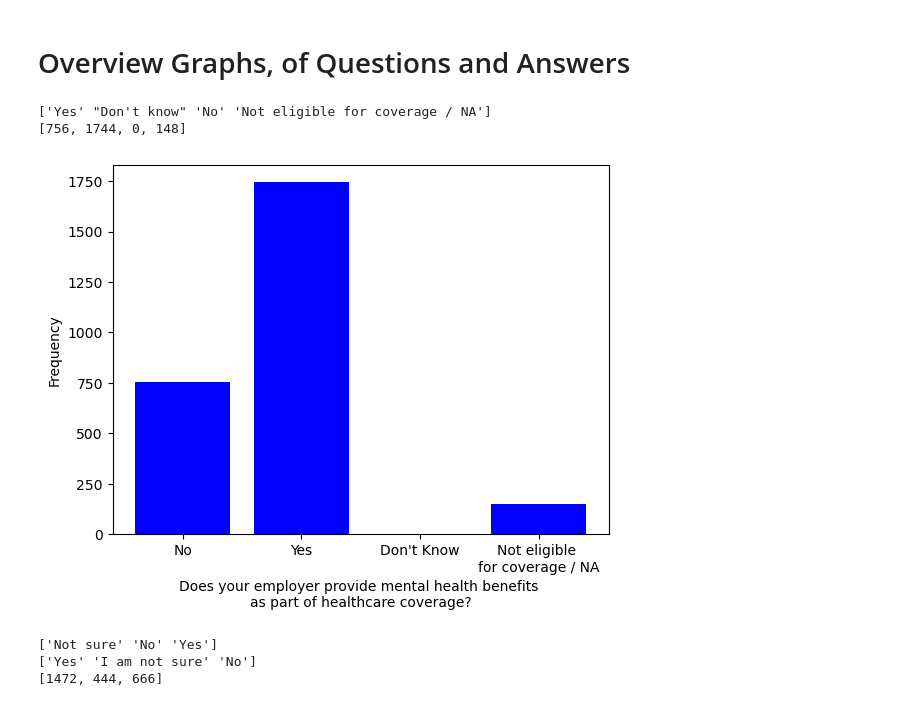
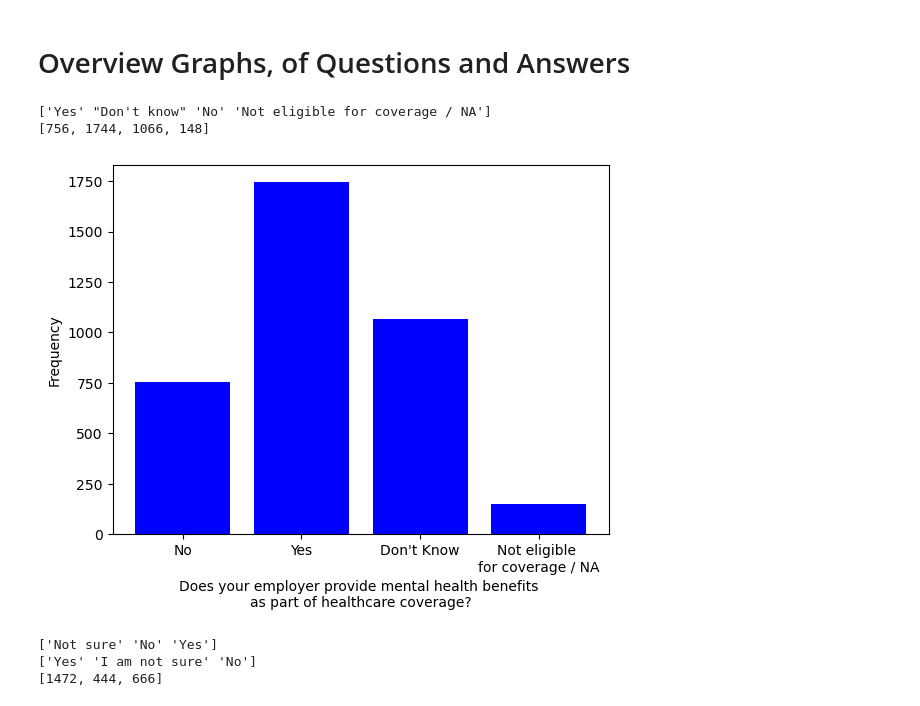
Before and after one commit to Itsamesamir/COMP0031, a Jupyter notebook: mentalHealth/Sachi - Company Actions/Sachi.ipynb, the cells around one changed output. Saved outputs shown, nothing was run; the diff lists cells and outputs as text; code cells hidden in the pictures.

Commit message:
more complex graphs

```diff
--- a/mentalHealth/Sachi - Company Actions/Sachi.ipynb
+++ b/mentalHealth/Sachi - Company Actions/Sachi.ipynb
@@ -21,26 +21,26 @@ unique_questions = data['questiontext'].unique()
 # %%
 # Graph for Overview of Company's Actions: Overall
 
 # data frame for 10 :  Does your employer provide mental health benefits as part of healthcare coverage?
 actions_q10 = data[data['QuestionID'] == 10]
 x_values_q10_ = actions_q10[actions_q10['AnswerText'] != '-1']['AnswerText']
 print(x_values_q10_.unique())
 y_values_q10 = [x_values_q10_.value_counts().get('No', 0), \
                 x_values_q10_.value_counts().get('Yes', 0), \
-                x_values_q10_.value_counts().get('Don\'t Know', 0),
+                x_values_q10_.value_counts().get('Don\'t know', 0),
                 x_values_q10_.value_counts().get('Not eligible for coverage / NA', 0)]
 x_values_q10 = ['No', 'Yes', 'Don\'t Know', 'Not eligible \nfor coverage / NA']
 
 print(y_values_q10)
 
 plt.bar(x_values_q10, y_values_q10, color='blue')
 plt.xlabel('Does your employer provide mental health benefits \nas part of healthcare coverage?')
 plt.ylabel('Frequency')
 plt.show()
 # %% [output]
 ['Yes' "Don't know" 'No' 'Not eligible for coverage / NA']
-[756, 1744, 0, 148]
+[756, 1744, 1066, 148]
-[figure, old version]
+[figure, new version]
 # %%
 # Graph for Overview of Company's Actions
 
```
Also changed, not shown: parts of 5 cells of this notebook.
